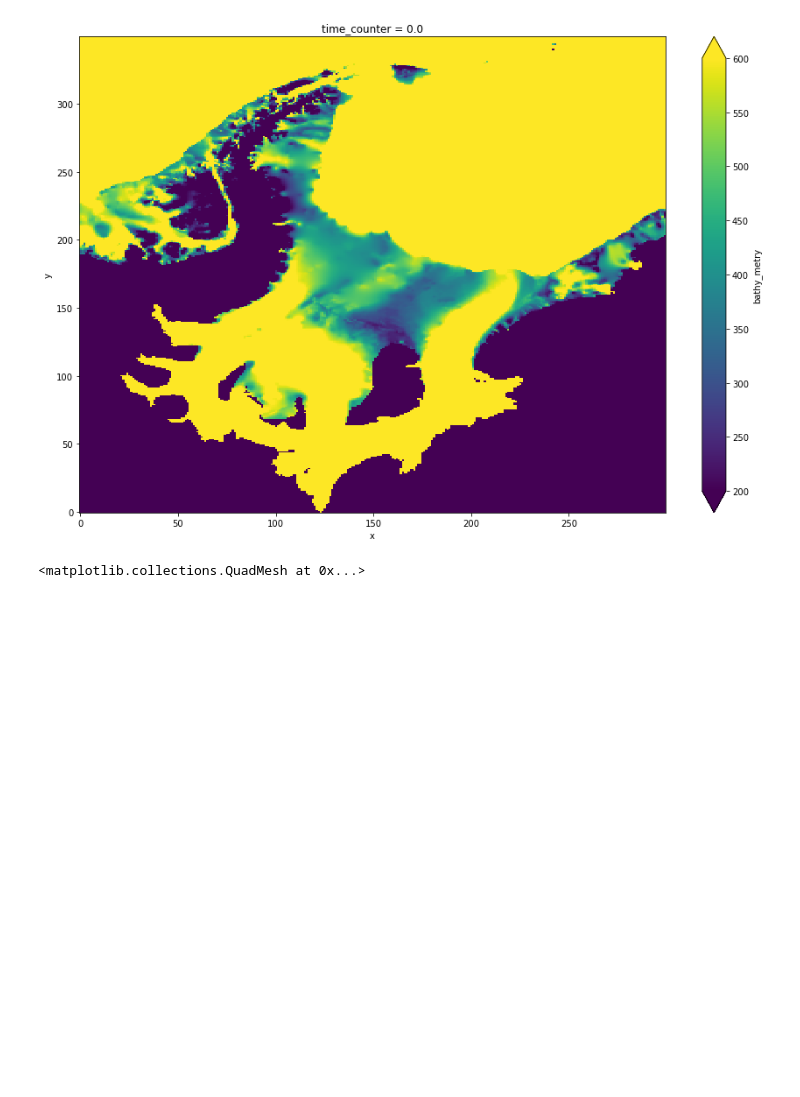
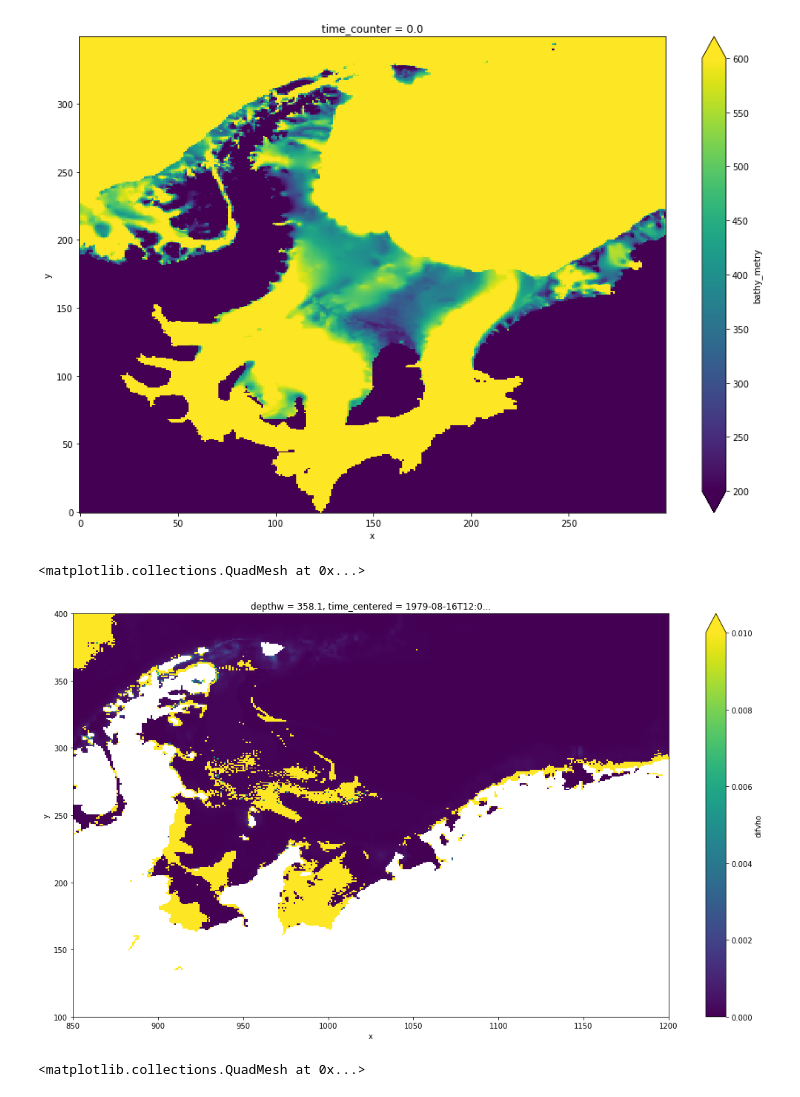
Before and after one commit to brogalla/analysis-birgal, a Jupyter notebook: nemo_config_setup/climate-experiments/vertical-diffusivity.ipynb, the cells around one changed output. Cells and saved outputs as stored; diff of their text form; code cells hidden in the pictures; blank space fills up the shorter version.

```diff
--- a/nemo_config_setup/climate-experiments/vertical-diffusivity.ipynb
+++ b/nemo_config_setup/climate-experiments/vertical-diffusivity.ipynb
@@ -156,10 +160,17 @@ nemo_mesh_ds.bathy_metry.isel(x=slice(800,1100), y=slice(50,400)).plot(figsize=(
 <matplotlib.collections.QuadMesh at 0x...>
 [figure]
 # %%
-file = glob.glob(f'{run_dir}eANT025*grid_W*')[120]
+# file = glob.glob(f'{run_dir}eANT025*grid_W*')[120]
+file = glob.glob(f'/gws/nopw/j04/anthrofail/birgal/NEMO_AIS/output/reference-4.2.2/files/eANT025*grid_W*')[0]
 mayW = xr.open_dataset(file).squeeze()
-mesh = xr.open_dataset(f'{nemo_mesh}').isel(time_counter=0)
-diff = xr.where(mesh.tmask.values==0, np.nan, mayW.difvho)
+# mesh = xr.open_dataset(f'{nemo_mesh}').isel(time_counter=0)
+# diff = xr.where(mesh.tmask.values==0, np.nan, mayW.difvho)
+diff = xr.where(mayW.difvho==0, np.nan, mayW.difvho)
+# %%
+diff.isel(time_counter=7, depthw=42).plot(figsize=(18,10), xlim=(850, 1200), ylim=(100, 400), vmin=0, vmax=1e-2)
+# %% [output]
+<matplotlib.collections.QuadMesh at 0x...>
+[figure, added]
 # %%
 diff.isel(depthw=42).plot(figsize=(18,10), xlim=(850, 1200), ylim=(100, 400), vmin=0, vmax=1e-2)
 # %% [output]
```
Also changed, not shown: parts of 3 cells of this notebook, 1 other file.
